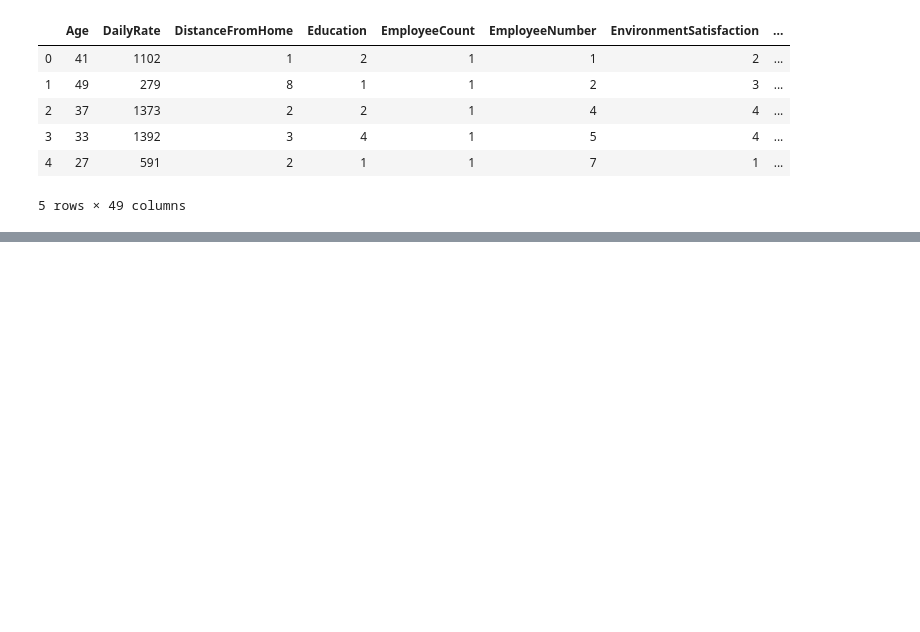
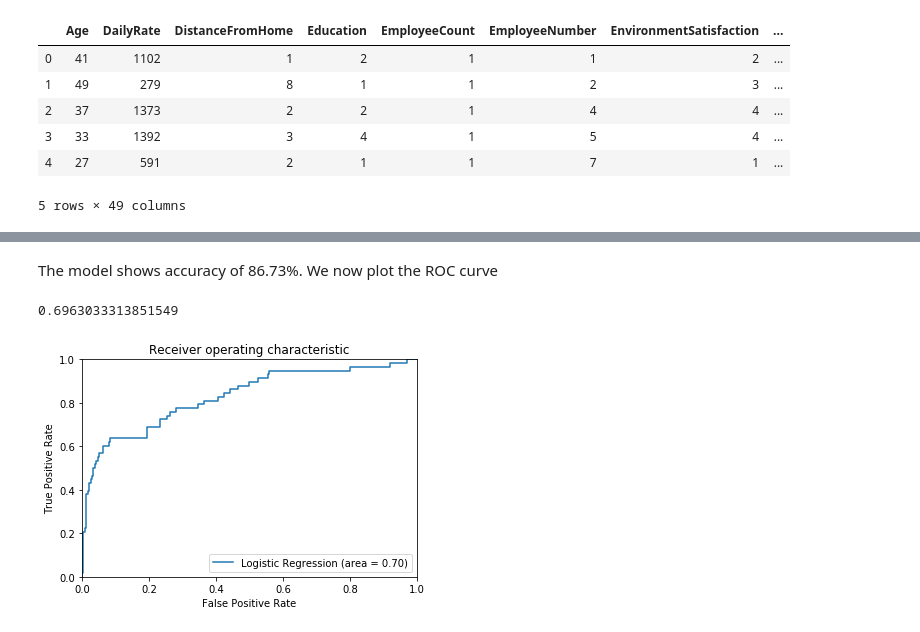
Before and after one commit to KimayaPotdar/HR-Attrition, a Jupyter notebook: HR Employee Attrition Prediction.ipynb, the cells around one changed output, grey strips where cells are left out. Saved outputs shown, nothing was run; the diff lists cells and outputs as text; code cells hidden in the pictures; blank space fills up the shorter version.

```diff
--- a/HR Employee Attrition Prediction.ipynb
+++ b/HR Employee Attrition Prediction.ipynb
@@ -321,0 +376,18 @@ Modified_df.to_csv('hr_attrition_modified.csv')
+# %%
+## Logistic Regression
+# Considering 80%-20%
+
+x = Modified_df.drop('Attrition01', axis=1)
+y = Modified_df['Attrition01']
+x_train, x_test, y_train, y_test = train_test_split(x, y, test_size=0.2, random_state=1)
+model = LogisticRegression()
+model.fit(x_train, y_train)
+
+print("X_Test Size: ", x_test.shape)
+print("X_Train Size: ", x_train.shape)
+
+predictions = model.predict(x_test)
+print(classification_report(y_test, predictions))
+print("Confusion Matrix")
+print(confusion_matrix(y_test, predictions))
+print("Accuracy: ", accuracy_score(y_test, predictions))
@@ -321,0 +410,21 @@ Modified_df.to_csv('hr_attrition_modified.csv')
+# %% [markdown]
+The model shows accuracy of 86.73%. We now plot the ROC curve
+# %%
+from sklearn.metrics import roc_auc_score
+from sklearn.metrics import roc_curve
+
+logit_roc_auc = roc_auc_score(y_test, model.predict(x_test))
+print(logit_roc_auc)
+fpr, tpr, thresholds = roc_curve(y_test, model.predict_proba(x_test)[:,1])
+plt.figure()
+plt.plot(fpr, tpr, label='Logistic Regression (area = %0.2f)' % logit_roc_auc)
+plt.xlim([0.0, 1.0])
+plt.ylim([0.0, 1.0])
+plt.xlabel('False Positive Rate')
+plt.ylabel('True Positive Rate')
+plt.title('Receiver operating characteristic')
+plt.legend(loc="lower right")
+plt.show()
+# %% [output]
+0.6963033313851549
+[figure, added]
```
Also changed, not shown: parts of 7 cells of this notebook, 1 other file.
